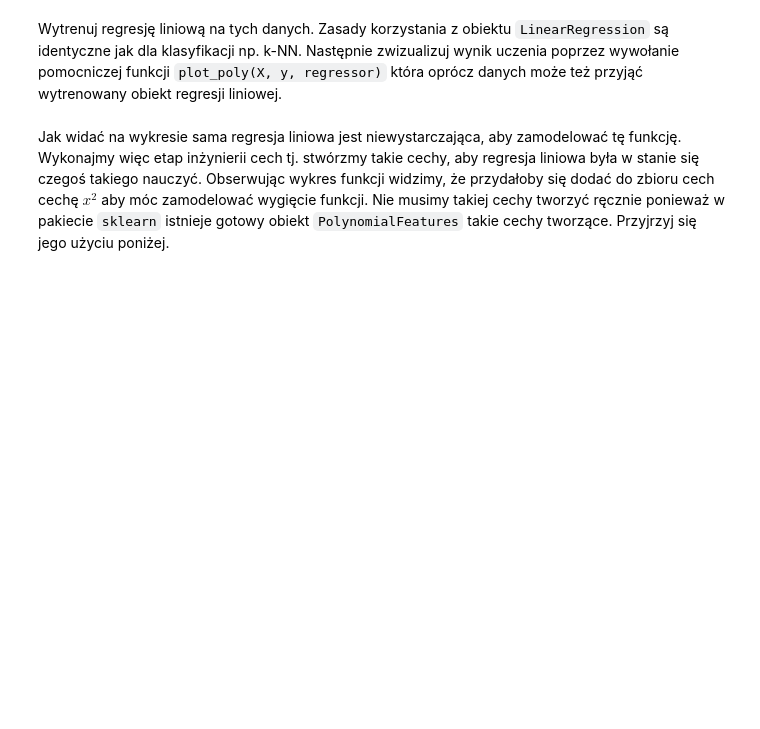
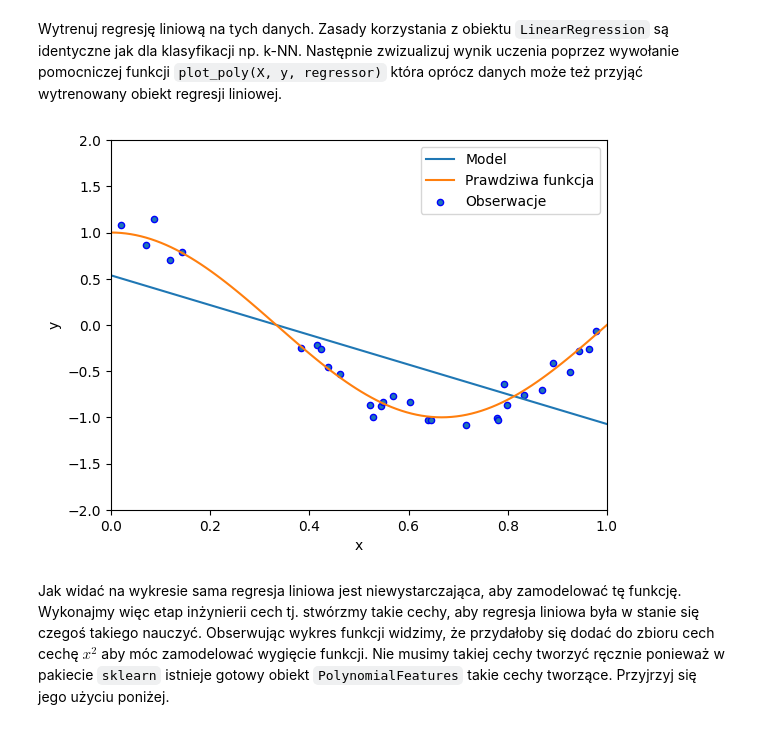
Before and after one commit to Mimikkk/study-master-2023-sus, a Jupyter notebook: exercise-3-overfitting/notebook.ipynb, the cells around one changed output. Saved outputs shown, nothing was run; the diff lists cells and outputs as text; code cells hidden in the pictures; blank space fills up the shorter version.

```diff
--- a/exercise-3-overfitting/notebook.ipynb
+++ b/exercise-3-overfitting/notebook.ipynb
@@ -65,3 +90,10 @@ raise NotImplementedError()
+# %%
+from sklearn.linear_model import LinearRegression
+regressor = LinearRegression()
+regressor.fit(X, y)
+plot_poly(X, y, regressor)
+# %% [output]
+[figure, added]
 # %% [markdown]
 Jak widać na wykresie sama regresja liniowa jest niewystarczająca, aby zamodelować tę funkcję. Wykonajmy więc etap inżynierii cech tj. stwórzmy takie cechy, aby regresja liniowa była w stanie się czegoś takiego nauczyć. Obserwując wykres funkcji widzimy, że przydałoby się dodać do zbioru cech cechę $x^2$ aby móc zamodelować wygięcie funkcji. Nie musimy takiej cechy tworzyć ręcznie ponieważ w pakiecie `sklearn` istnieje gotowy obiekt `PolynomialFeatures` takie cechy tworzące. Przyjrzyj się jego użyciu poniżej.
 # %%
```
Also changed, not shown: parts of 30 cells of this notebook.
